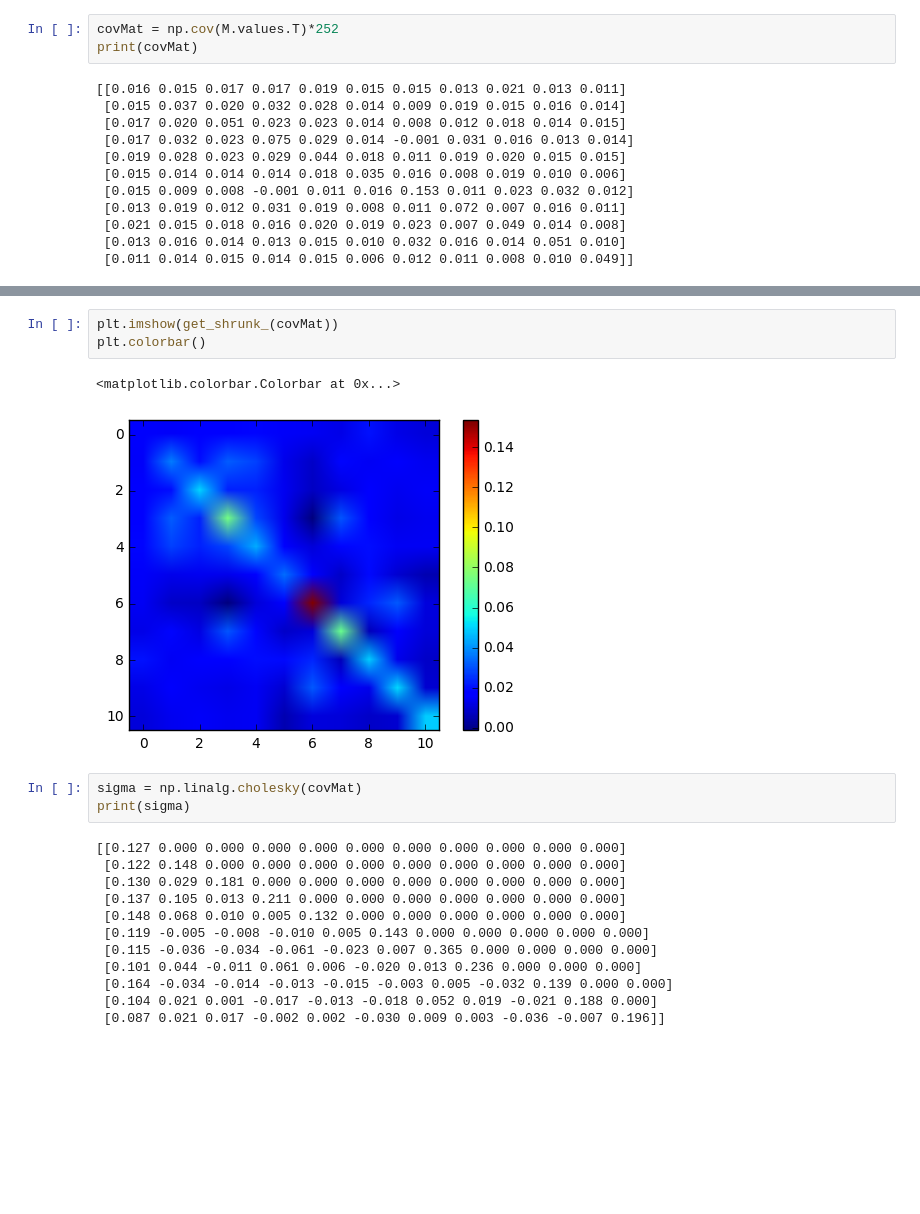
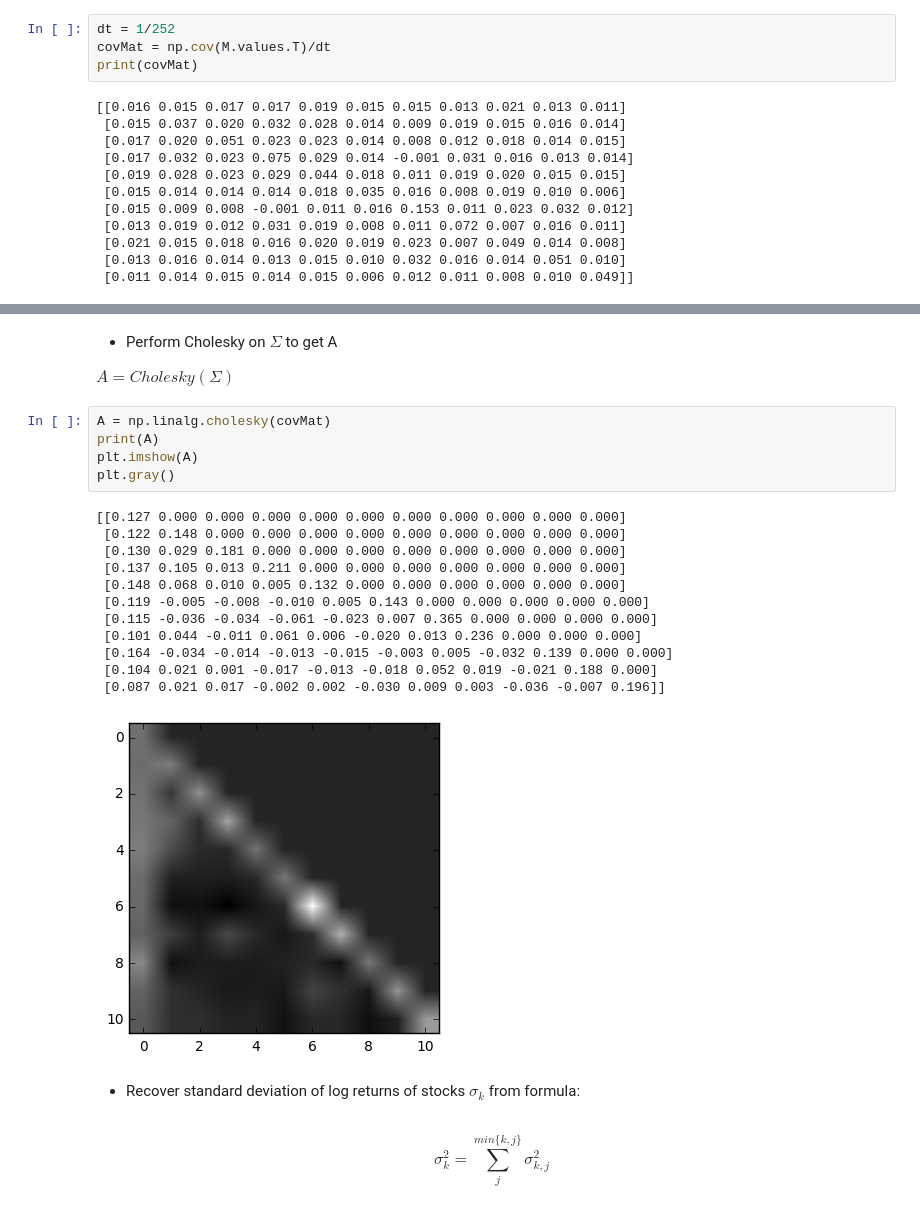
Before and after one commit to jerryhuang41/StochasticCalculus, a Jupyter notebook: Estimating parameter for multiple stocks.ipynb, the cells around one changed output, grey strips where cells are left out. Drawn from its saved outputs; the diff is of its cells as text; blank space fills up the shorter version.

Commit message:
Multiple Stocks

```diff
--- a/Estimating parameter for multiple stocks.ipynb
+++ b/Estimating parameter for multiple stocks.ipynb
@@ -41,5 +98,6 @@ for symbol in universe:
 # %%
-covMat = np.cov(M.values.T)*252
+dt = 1/252
+covMat = np.cov(M.values.T)/dt
 print(covMat)
 # %% [output]
 [[0.016 0.015 0.017 0.017 0.019 0.015 0.015 0.013 0.021 0.013 0.011]
@@ -77,22 +120,27 @@ plt.colorbar()
-# %%
-plt.imshow(get_shrunk_(covMat))
-plt.colorbar()
-# %% [output]
-<matplotlib.colorbar.Colorbar at 0x...>
-[figure, removed]
+# %% [markdown]
+* Perform Cholesky on $\Sigma$ to get A
+
+__$A = Cholesky(\Sigma)$__
 # %%
-sigma = np.linalg.cholesky(covMat)
-print(sigma)
+A = np.linalg.cholesky(covMat)
+print(A)
+plt.imshow(A)
+plt.gray()
 # %% [output]
 [[0.127 0.000 0.000 0.000 0.000 0.000 0.000 0.000 0.000 0.000 0.000]
  [0.122 0.148 0.000 0.000 0.000 0.000 0.000 0.000 0.000 0.000 0.000]
  [0.130 0.029 0.181 0.000 0.000 0.000 0.000 0.000 0.000 0.000 0.000]
  [0.137 0.105 0.013 0.211 0.000 0.000 0.000 0.000 0.000 0.000 0.000]
  [0.148 0.068 0.010 0.005 0.132 0.000 0.000 0.000 0.000 0.000 0.000]
  [0.119 -0.005 -0.008 -0.010 0.005 0.143 0.000 0.000 0.000 0.000 0.000]
  [0.115 -0.036 -0.034 -0.061 -0.023 0.007 0.365 0.000 0.000 0.000 0.000]
  [0.101 0.044 -0.011 0.061 0.006 -0.020 0.013 0.236 0.000 0.000 0.000]
  [0.164 -0.034 -0.014 -0.013 -0.015 -0.003 0.005 -0.032 0.139 0.000 0.000]
  [0.104 0.021 0.001 -0.017 -0.013 -0.018 0.052 0.019 -0.021 0.188 0.000]
  [0.087 0.021 0.017 -0.002 0.002 -0.030 0.009 0.003 -0.036 -0.007 0.196]]
+[figure, added]
+# %% [markdown]
+* Recover standard deviation of log returns of stocks $\sigma_k$ from formula:
+# %% [markdown]
+$$\sigma^2_k = \sum_{j}^{min\{k,j\}} \sigma^2_{k,j}$$
 # %%
```
Also changed, not shown: parts of 10 cells of this notebook.
